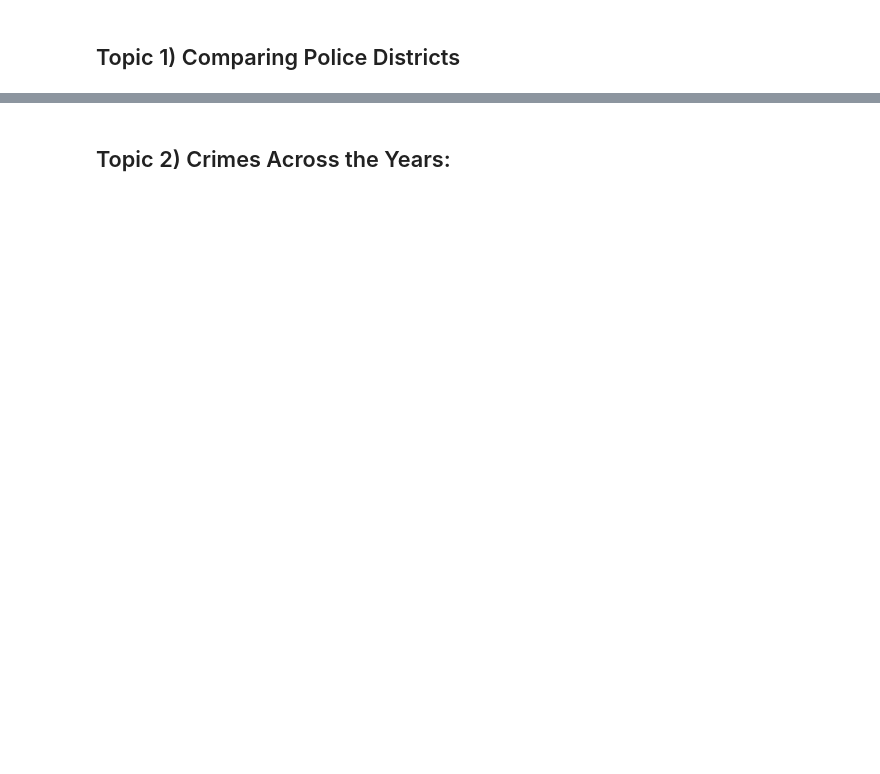
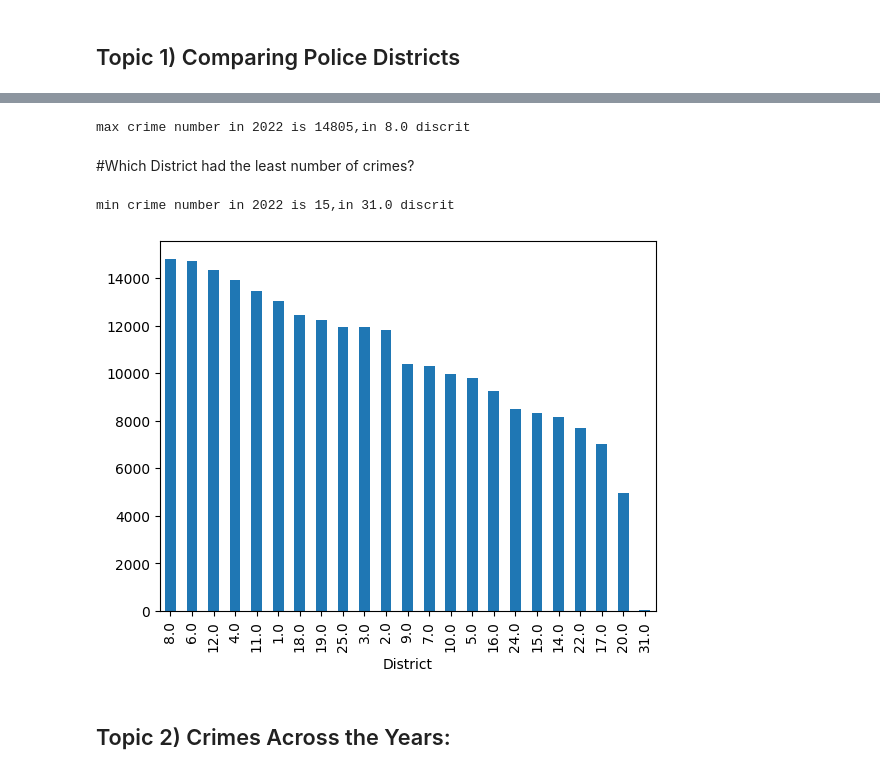
Before and after one commit to Hibashanti/Time-Series-Analysis, a Jupyter notebook: Chicago_Crimes_Core.ipynb, the cells around one changed output, grey strips where cells are left out. Saved outputs shown, nothing was run; the diff lists cells and outputs as text; code cells hidden in the pictures; blank space fills up the shorter version.

```diff
--- a/Chicago_Crimes_Core.ipynb
+++ b/Chicago_Crimes_Core.ipynb
@@ -64,4 +68,4 @@ df.head()
 # %%
-#Which district had the most crimes in 2022?
-df_res = df.groupby('District').resample('YE').size()
-df_res.head()
+#1- Calculate the number of crimes for each district yearly
+crimes=df.groupby("District").resample("YE").size()
+crimes
@@ -71,0 +88,4 @@ df_2022.head()
+# %%
+# 2- Get the crimes for all discrits in 2022
+crimes_22=crimes.loc[(slice (None), "2022")]
+crimes_22
@@ -72,6 +112,7 @@ df_2022.head()
 # %%
 # Defining Districs with most crimes in 2022
-top_district = df_2022.idxmax()
-top_count = df_2022.max()
-
-print(top_district, top_count)
+most_crimes_22_number=crimes_22.max()
+most_crimes_22_name=crimes_22.idxmax()
+print(f"max crime number in 2022 is {most_crimes_22_number},in {most_crimes_22_name} discrit")
+# %% [output]
+max crime number in 2022 is 14805,in 8.0 discrit
@@ -84,2 +119,18 @@ print(least_district , least_count)
+# %% [markdown]
+#Which District had the least number of crimes?
+# %%
+# Defining Districs with most crimes in 2022
+
+least_crimes_22_number=crimes_22.min()
+least_crimes_22_name=crimes_22.idxmin()
+print(f"min crime number in 2022 is {least_crimes_22_number},in {least_crimes_22_name} discrit")
+# %% [output]
+min crime number in 2022 is 15,in 31.0 discrit
+# %%
+# Visualize the ordered discrits in terms of crime numbers in 2022.
+crimes_order=crimes_22.sort_values(ascending=False)
+ax=crimes_order.plot(kind="bar")
+# %% [output]
+[figure, added]
 # %% [markdown]
 ## Topic 2) Crimes Across the Years:
```
Also changed, not shown: parts of 11 cells of this notebook.
